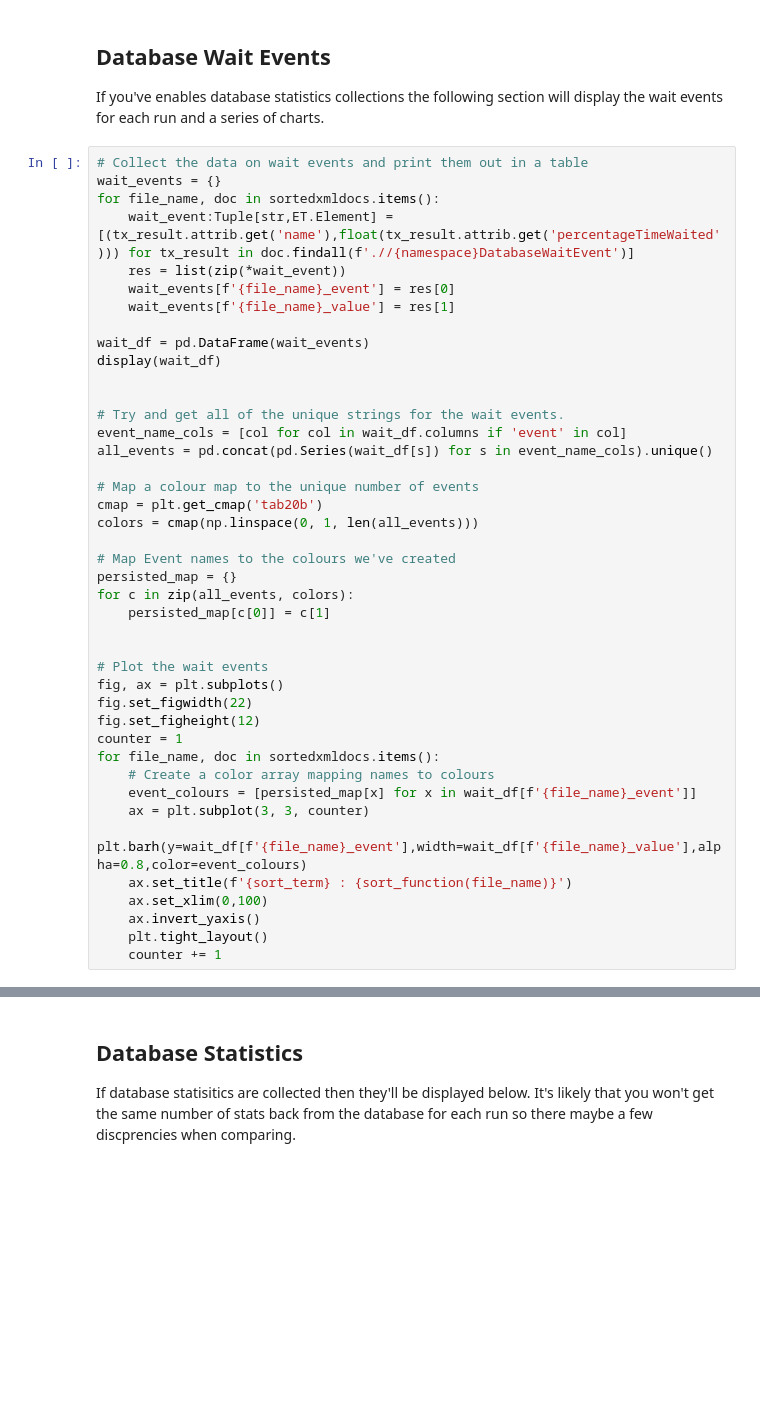
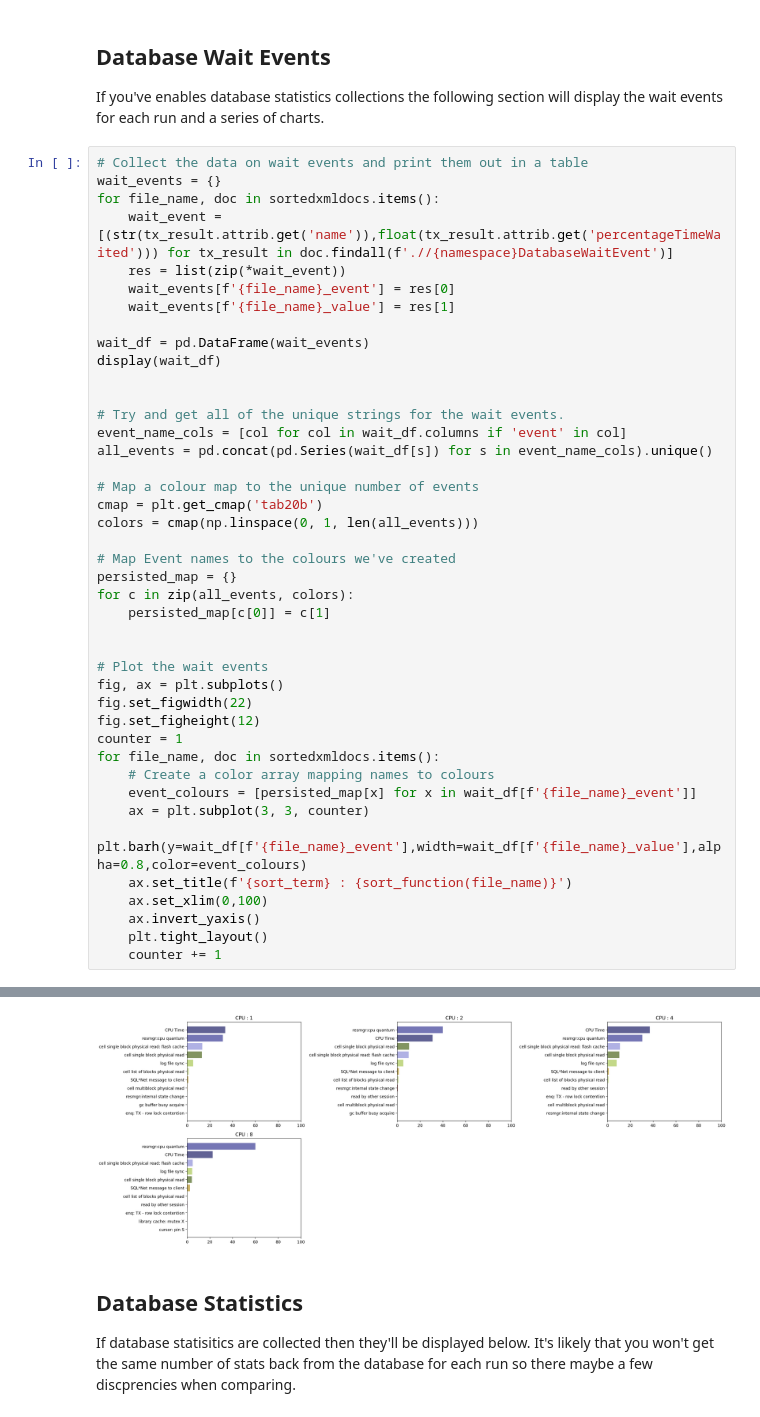
Before and after one commit to domgiles/Parse-Results, a Jupyter notebook: AnalyzeResults.ipynb, the cells around one changed output, grey strips where cells are left out. Saved outputs shown, nothing was run; the diff lists cells and outputs as text; blank space fills up the shorter version.

```diff
--- a/AnalyzeResults.ipynb
+++ b/AnalyzeResults.ipynb
@@ -209,7 +271,7 @@ If you've enables database statistics collections the following section will dis
 # Collect the data on wait events and print them out in a table
 wait_events = {}
 for file_name, doc in sortedxmldocs.items():
-    wait_event:Tuple[str,ET.Element] = [(tx_result.attrib.get('name'),float(tx_result.attrib.get('percentageTimeWaited'))) for tx_result in doc.findall(f'.//{namespace}DatabaseWaitEvent')]
+    wait_event = [(str(tx_result.attrib.get('name')),float(tx_result.attrib.get('percentageTimeWaited'))) for tx_result in doc.findall(f'.//{namespace}DatabaseWaitEvent')]
     res = list(zip(*wait_event))
     wait_events[f'{file_name}_event'] = res[0]
     wait_events[f'{file_name}_value'] = res[1]
@@ -247,3 +309,4 @@ for file_name, doc in sortedxmldocs.items():
     ax.invert_yaxis()
     plt.tight_layout()
     counter += 1
+# %% [output]
@@ -250,3 +325,4 @@ for file_name, doc in sortedxmldocs.items():
+[figure, added]
 # %% [markdown]
 ## Database Statistics
 If database statisitics are collected then they'll be displayed below. It's likely that you won't get the same number of stats back from the database for each run so there maybe a few discprencies when comparing.
```
Also changed, not shown: parts of 9 cells of this notebook.
